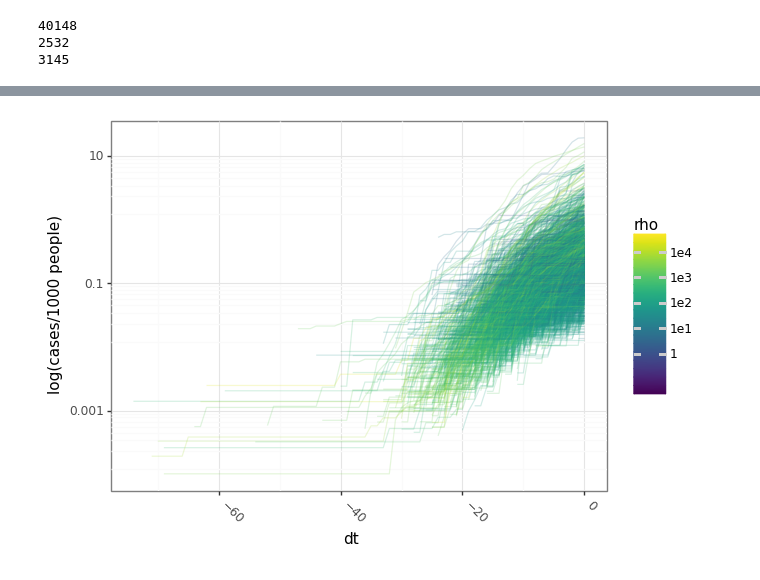
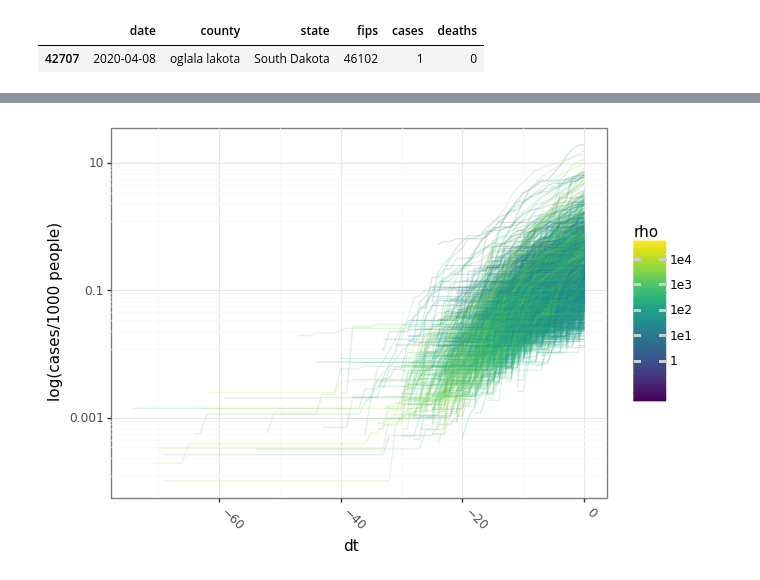
Before and after one commit to jwhendy/covid19, a Jupyter notebook: covid19.ipynb, the cells around one changed output, grey strips where cells are left out. Saved outputs shown, nothing was run; the diff lists cells and outputs as text; code cells hidden in the pictures.

```diff
--- a/covid19.ipynb
+++ b/covid19.ipynb
@@ -22,13 +41,5 @@ mob = pd.read_csv('https://raw.githubusercontent.com/jwhendy/covid19/master/data
-# %%
-print(len(dat_county))
-#dat_m = dat_county.merge(pop, on=['state', 'county'])
-#dat_m = dat_county.merge(pop, on=['fips'])
-#print(len(dat_m))
-dat_fips = dat_county['state'] + '_' + dat_county['county'] + '_' + dat_county['fips'].astype(str)
-pop_fips = pop['state'] + '_' + pop['county'] + '_' + pop['fips'].astype(str)
-print(len(dat_fips.unique()))
-print(len(pop_fips.unique()))
-# %% [output]
-40148
-2532
-3145
+# %%
+dat_county[-dat_county['fips'].isin(pop.fips)]
+# %% [output]
+|  | date | county | state | fips | cases | deaths |
+| 42707 | 2020-04-08 | oglala lakota | South Dakota | 46102 | 1 | 0 |
```
Also changed, not shown: parts of 5 cells of this notebook, 5 other files.
